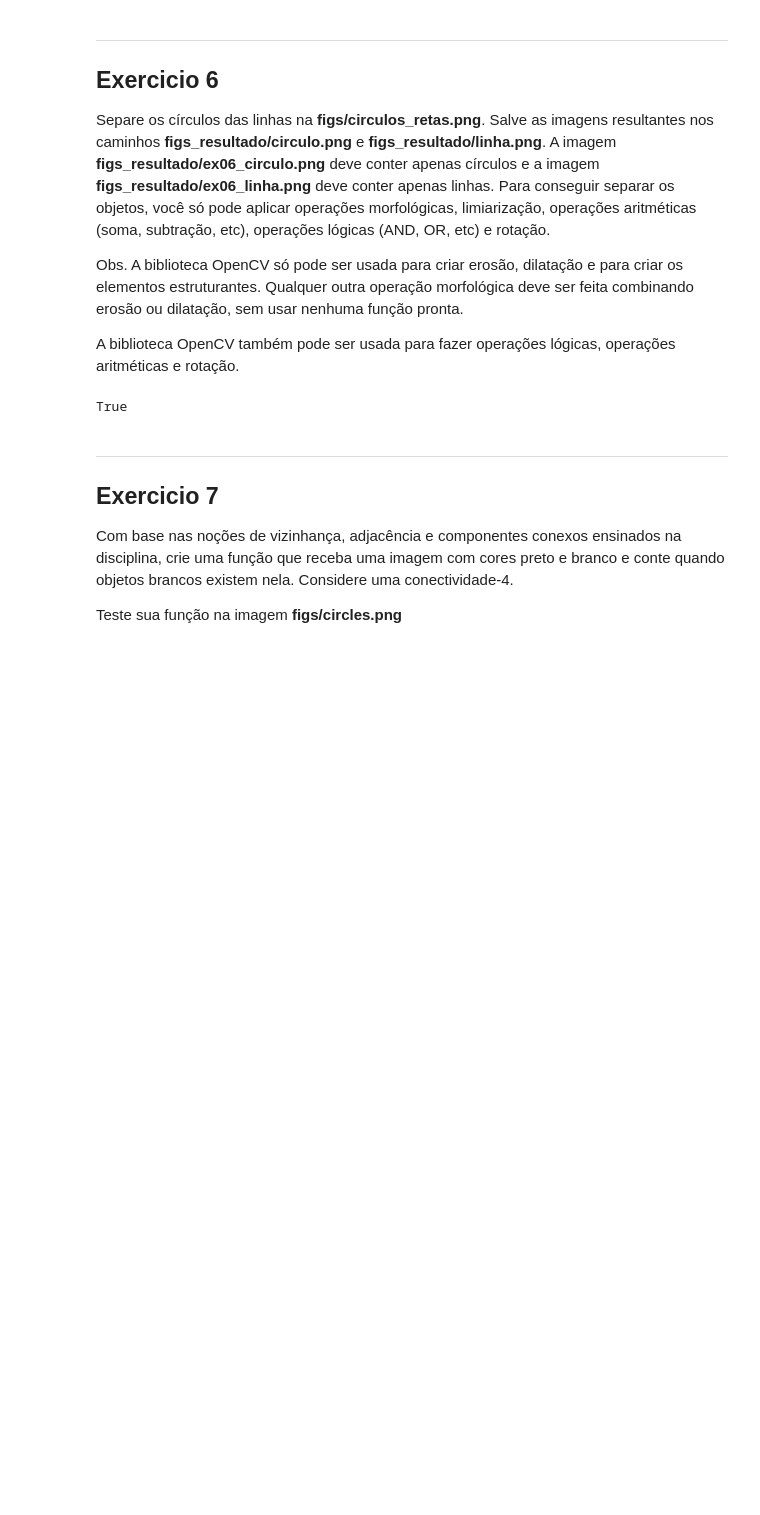
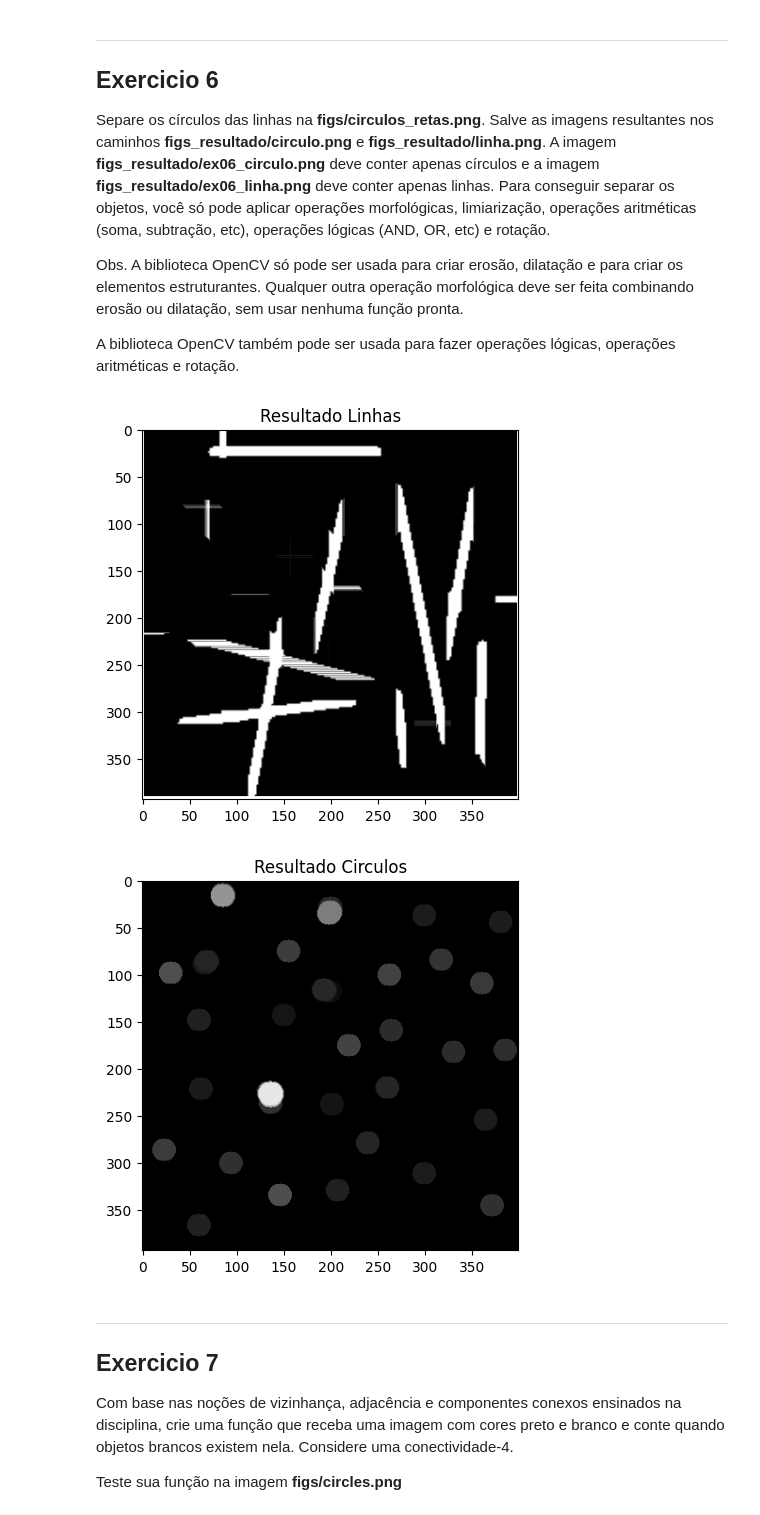
Before and after one commit to RafaelVieiraFelipe/ProcessamentoImagens, a Jupyter notebook: 2024S1_PDI_AC2.ipynb, the cells around one changed output. Cells and saved outputs as stored; diff of their text form; code cells hidden in the pictures; blank space fills up the shorter version.

```diff
--- a/2024S1_PDI_AC2.ipynb
+++ b/2024S1_PDI_AC2.ipynb
@@ -408,34 +428,46 @@ elemento_diagonal2 = cv2.getStructuringElement(cv2.MORPH_RECT, (20, 20))
 
 elemento_diagonal1 = cv2.warpAffine(elemento_diagonal1, cv2.getRotationMatrix2D((10, 10), 45, 1), (20, 20))
 elemento_diagonal2 = cv2.warpAffine(elemento_diagonal2, cv2.getRotationMatrix2D((10, 10), -45, 1), (20, 20))
 
 linhas_horizontais = cv2.erode(imagem, elemento_horizontal, iterations=2)
 linhas_horizontais = cv2.dilate(linhas_horizontais, elemento_horizontal, iterations=2)
 
 linhas_verticais = cv2.erode(imagem, elemento_vertical, iterations=2)
 linhas_verticais = cv2.dilate(linhas_verticais, elemento_vertical, iterations=2)
 
 linhas_diagonais1 = cv2.erode(imagem, elemento_diagonal1, iterations=2)
 linhas_diagonais1 = cv2.dilate(linhas_diagonais1, elemento_diagonal1, iterations=2)
 
 linhas_diagonais2 = cv2.erode(imagem, elemento_diagonal2, iterations=2)
 linhas_diagonais2 = cv2.dilate(linhas_diagonais2, elemento_diagonal2, iterations=2)
 
 linhas = cv2.bitwise_or(linhas_horizontais, linhas_verticais)
 linhas = cv2.bitwise_or(linhas, linhas_diagonais1)
 linhas = cv2.bitwise_or(linhas, linhas_diagonais2)
 
 cv2.imwrite('figs_resultado/ex06_linha.png', linhas)
 
 elemento_estruturante_circulo = cv2.getStructuringElement(cv2.MORPH_ELLIPSE, (25, 25))
 
 circulos = cv2.erode(imagem, elemento_estruturante_circulo, iterations=1)
 circulos = cv2.dilate(circulos, elemento_estruturante_circulo, iterations=1)
 
 
 cv2.imwrite('figs_resultado/ex06_circulo.png', circulos)
+
+linhas = cv2.cvtColor(linhas, cv2.COLOR_GRAY2RGB)
+circulos = cv2.cvtColor(circulos, cv2.COLOR_GRAY2RGB)
+
+plt.imshow(linhas)
+plt.title('Resultado Linhas')
+plt.show()
+
+plt.imshow(circulos)
+plt.title('Resultado Circulos')
+plt.show()
 # %% [output]
-True
+[figure, added]
+[figure, added]
 # %% [markdown]
 ----
 ## Exercicio 7
```
Also changed, not shown: parts of 4 cells of this notebook.
